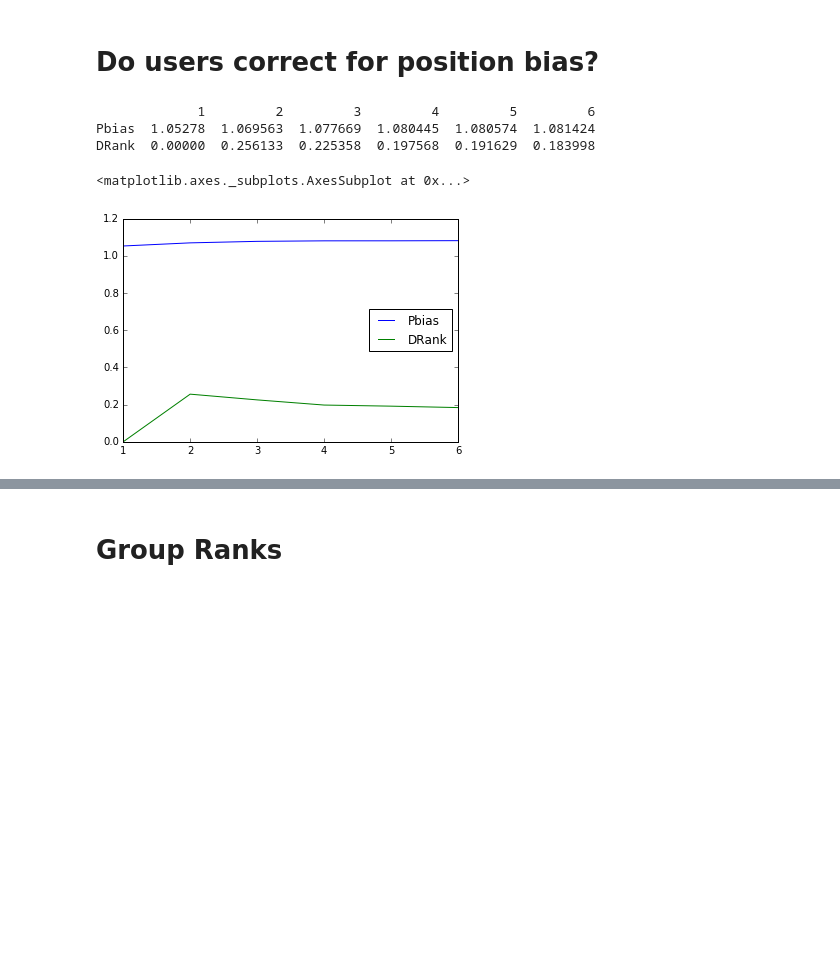
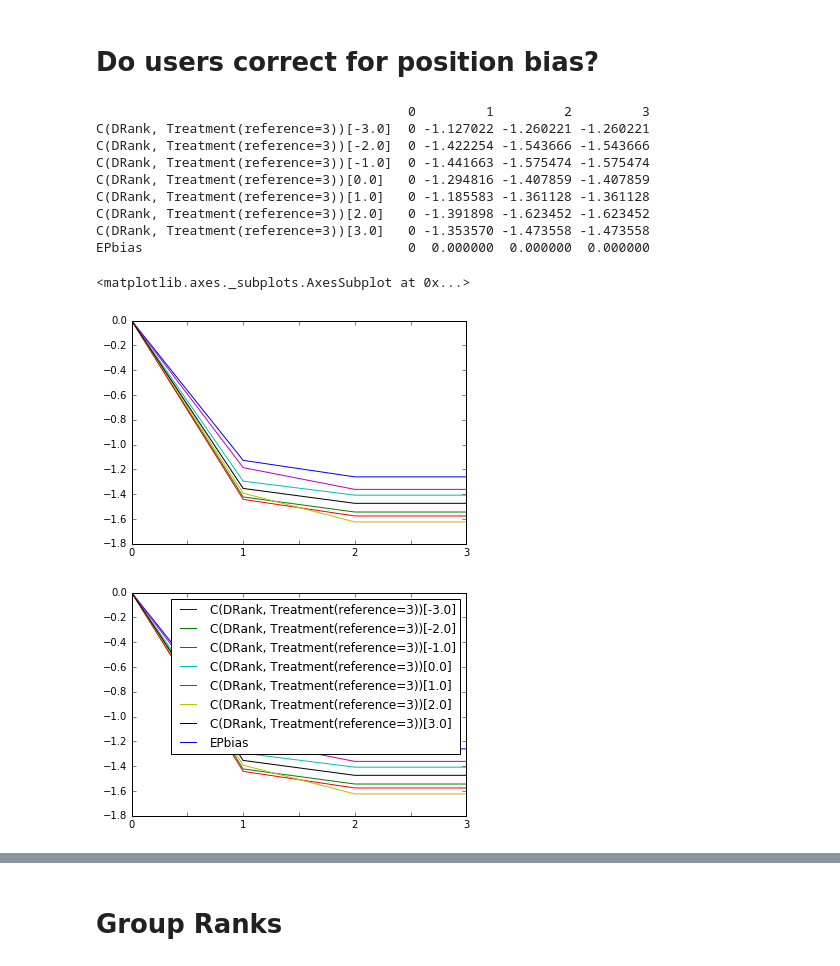
Before and after one commit to JoelDan192/Predictive-model-for-the-voting-system-in-SE-network, a Jupyter notebook: spanish_site/Regression_AnsVotes.ipynb, the cells around one changed output, grey strips where cells are left out. Drawn from its saved outputs; the diff is of its cells as text; code cells hidden in the pictures; blank space fills up the shorter version.

Commit message:
Mean effects for DRanks with poisson models.

```diff
--- a/spanish_site/Regression_AnsVotes.ipynb
+++ b/spanish_site/Regression_AnsVotes.ipynb
@@ -31 +48,9 @@ Index([u'QuestionId', u'AnsId', u'Age_vot', u'AnsWordCount', u'AcceptedAnsId',
       dtype='object')
+# %%
+#There can be posts/votes with deleted users, we avoid them here
+m_votes = pd.merge(users, votes, how='inner', on=['AnsId'],suffixes=['_vot', '_user'])
+
+get_head = lambda df: pd.DataFrame(dict(zip(df.iloc[0].index,[[e] for e in df.iloc[0].values])))
+ff = lambda df: get_head(df.sort_values(by=["Age"],ascending=False))
+votes_complete = m_votes[m_votes.Age_vot>=m_votes.Age].groupby(['AnsId','Age_vot']).apply(ff).reset_index(drop=True)
+votes_complete.head()
@@ -68,0 +116,9 @@ votes[['ReScore','QReScore','Pbias','EPbias']].describe()
+# %%
+qtls = votes_complete['Age_vot'].quantile([0,.25,.5,.75,1.0]).values
+age_groups = dict(zip(zip(qtls,qtls[1:]),[e for e in range(len(zip(qtls,qtls[1:])))]))
+def get_age_group(age):
+    for l,u in age_groups:
+        if l<=age and age<=u:
+            return age_groups[(l,u)]
+# %%
+votes_complete['Age_group'] = votes_complete['Age_vot'].apply(get_age_group)
@@ -69,4 +171,3 @@ votes[['ReScore','QReScore','Pbias','EPbias']].describe()
 # %%
 #votes = votes[ votes.age_vot>=3]
-votes_r = votes[votes.Age_vot<=7]
-votes_r[['Score','Votes','CumScore','CumVotes','QScore','QVotes','ReScore','QReScore','Ans_count','DRank']].describe()
+votes_r = votes_complete[votes_complete.Age_vot<=7]
@@ -115,23 +206,37 @@ plt.show()
 # %% [markdown]
 # Do users correct for position bias?
 # %%
-fml = 'np.log(Votes+1) ~ Pbias + DRank -1'
+fml = 'np.log(Votes+1) ~ EPbias + C(DRank,Treatment(reference=3)) - 1 '
 mat_2 = []
-r2s_2 = []
-acounts = [e+1 for e in range(6)]
-for ans_count in acounts:
-    mod = sm.OLS.from_formula(fml, votes_r[votes_r.Ans_count<=ans_count])
-    rslt = mod.fit()
-    mat_2.append(rslt.params)
-    r2s_2.append(rslt.rsquared)
+dev = []
+mat_ps = []
+acounts = [0,1,2,3]
+for age in acounts:
+    datas = votes_r[(votes_r.Ans_count==4) & (votes_r.Age_group <=age)]
+    #mod = sm.OLS.from_formula(fml, votes_r[(votes_r.Ans_count==3) & (votes_r.Age_group <=age)])
+    mod = smf.glm(fml, data=datas,
+                  family=sm.families.Poisson(link=sm.families.links.log), offset=np.log(datas['Age_vot'] + 1))
+    rslt = mod.fit(method='bfgs')
+    mat_2.append(pd.Series([rslt.params[i] if p<=0.05 else 0 for i,p in enumerate(rslt.pvalues)],index=rslt.params.index))
+    dev.append(rslt.deviance)
+    mat_ps.append(rslt.pvalues)
 mat_2 = pd.DataFrame(mat_2, index=[str(x) for x in acounts])
+mat_ps = pd.DataFrame(mat_ps, index=[str(x) for x in acounts])
 print mat_2.T
+mat_2.plot(legend=False)
 mat_2.plot()
 #underestimate produces relative increase (in Votes) of ~25% w/r to Position bias (helps lower positions)
 # rel decrease (corrects top positions)
 # %% [output]
-             1         2         3         4         5         6
-Pbias  1.05278  1.069563  1.077669  1.080445  1.080574  1.081424
-DRank  0.00000  0.256133  0.225358  0.197568  0.191629  0.183998
+                                        0         1         2         3
+C(DRank, Treatment(reference=3))[-3.0]  0 -1.127022 -1.260221 -1.260221
+C(DRank, Treatment(reference=3))[-2.0]  0 -1.422254 -1.543666 -1.543666
+C(DRank, Treatment(reference=3))[-1.0]  0 -1.441663 -1.575474 -1.575474
+C(DRank, Treatment(reference=3))[0.0]   0 -1.294816 -1.407859 -1.407859
+C(DRank, Treatment(reference=3))[1.0]   0 -1.185583 -1.361128 -1.361128
+C(DRank, Treatment(reference=3))[2.0]   0 -1.391898 -1.623452 -1.623452
+C(DRank, Treatment(reference=3))[3.0]   0 -1.353570 -1.473558 -1.473558
+EPbias                                  0  0.000000  0.000000  0.000000
 <matplotlib.axes._subplots.AxesSubplot at 0x...>
-[figure, old version]
+[figure, new version]
+[figure, added]
```
Also changed, not shown: parts of 27 cells of this notebook, 4 other files.
